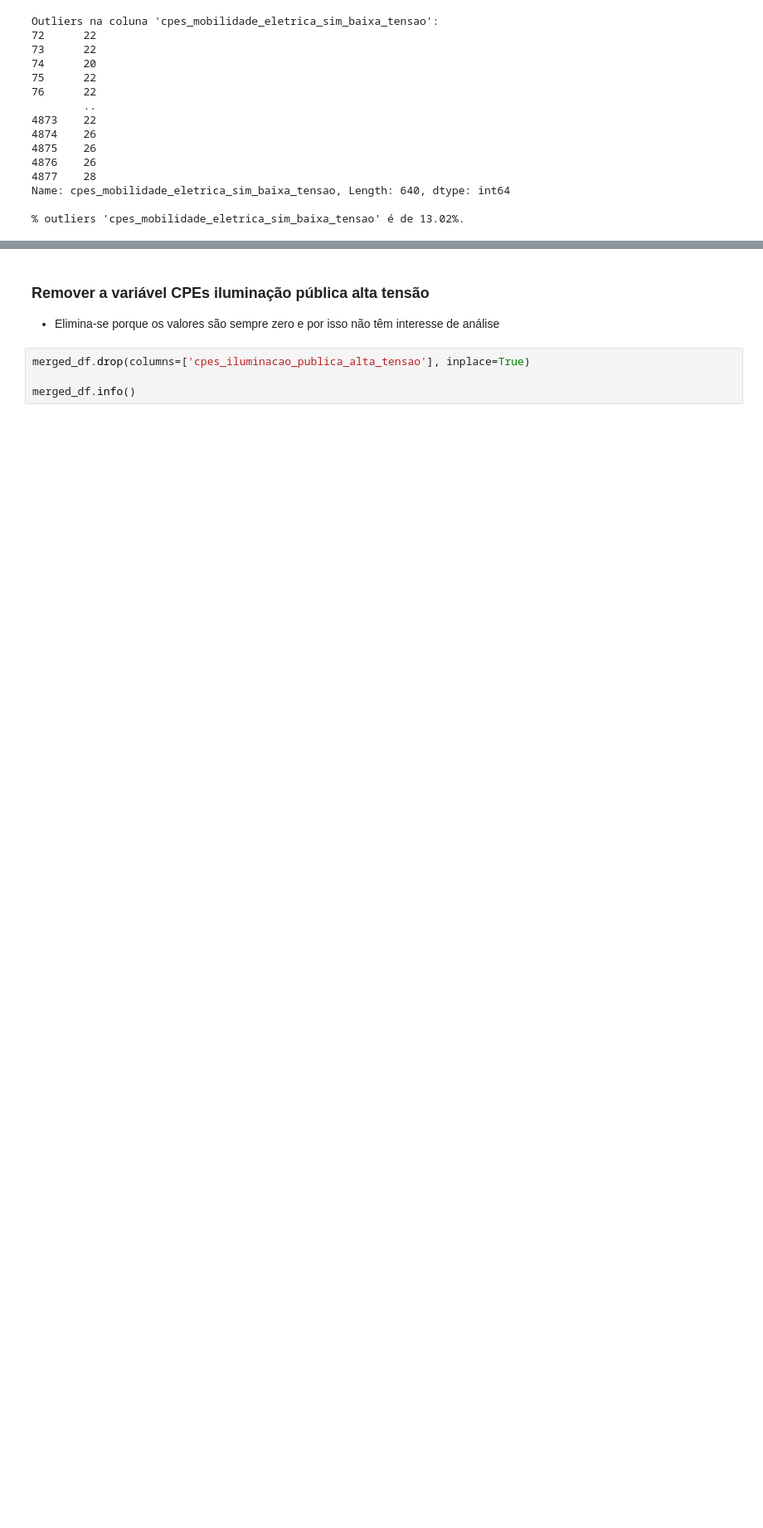
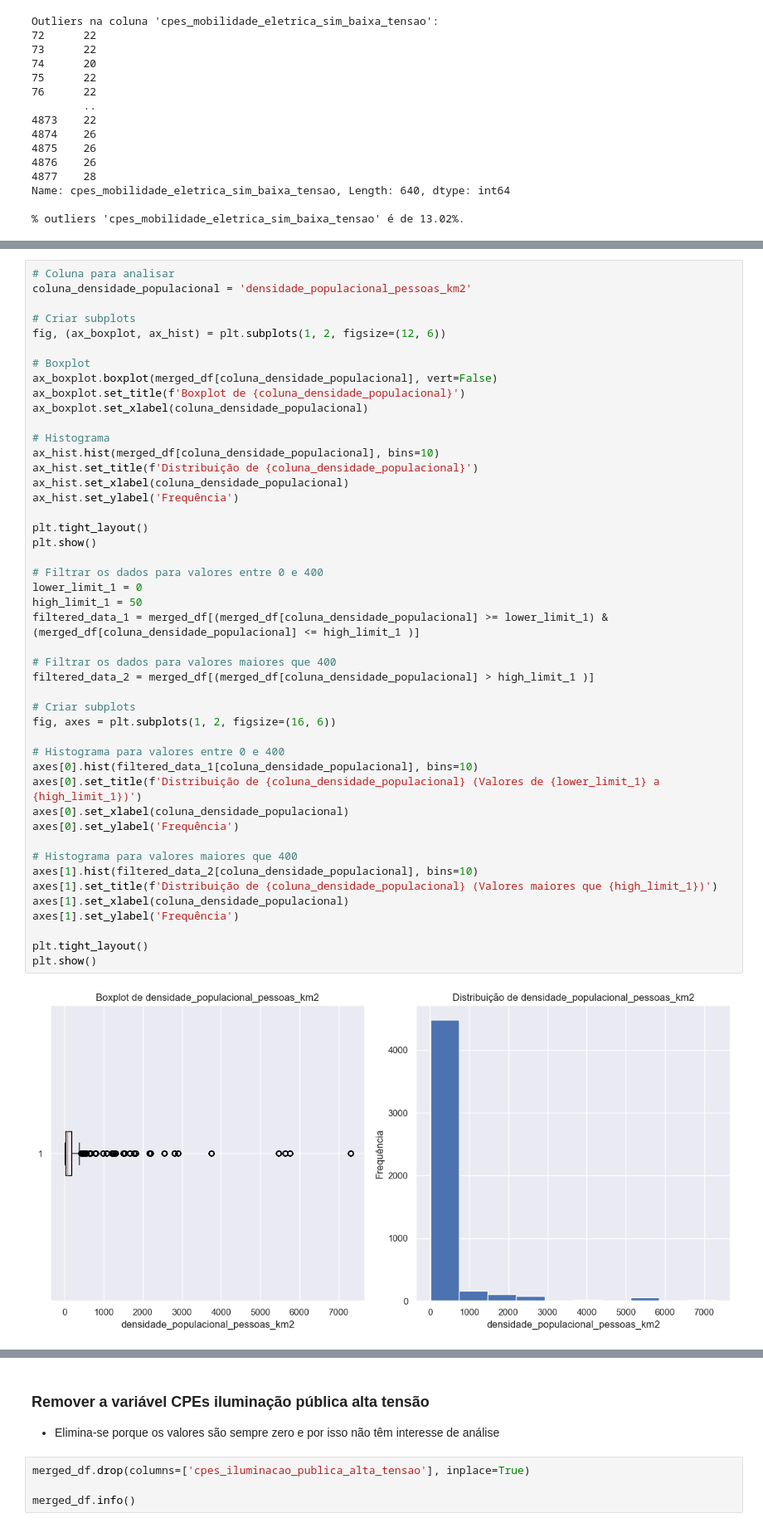
Before and after one commit to kreativermario/Projeto-DECD, a Jupyter notebook: notebooks/data_understanding.ipynb, the cells around one changed output, grey strips where cells are left out. Shown at 83% size. Cells and saved outputs as stored; diff of their text form; blank space fills up the shorter version.

```diff
--- a/notebooks/data_understanding.ipynb
+++ b/notebooks/data_understanding.ipynb
@@ -1134,0 +1138,48 @@ Name: cpes_mobilidade_eletrica_sim_baixa_tensao, Length: 640, dtype: int64
+# %%
+# Coluna para analisar
+coluna_densidade_populacional = 'densidade_populacional_pessoas_km2'
+
+# Criar subplots
+fig, (ax_boxplot, ax_hist) = plt.subplots(1, 2, figsize=(12, 6))
+
+# Boxplot
+ax_boxplot.boxplot(merged_df[coluna_densidade_populacional], vert=False)
+ax_boxplot.set_title(f'Boxplot de {coluna_densidade_populacional}')
+ax_boxplot.set_xlabel(coluna_densidade_populacional)
+
+# Histograma
+ax_hist.hist(merged_df[coluna_densidade_populacional], bins=10)
+ax_hist.set_title(f'Distribuição de {coluna_densidade_populacional}')
+ax_hist.set_xlabel(coluna_densidade_populacional)
+ax_hist.set_ylabel('Frequência')
+
+plt.tight_layout()
+plt.show()
+
+# Filtrar os dados para valores entre 0 e 400
+lower_limit_1 = 0
+high_limit_1 = 50
+filtered_data_1 = merged_df[(merged_df[coluna_densidade_populacional] >= lower_limit_1) & (merged_df[coluna_densidade_populacional] <= high_limit_1 )]
+
+# Filtrar os dados para valores maiores que 400
+filtered_data_2 = merged_df[(merged_df[coluna_densidade_populacional] > high_limit_1 )]
+
+# Criar subplots
+fig, axes = plt.subplots(1, 2, figsize=(16, 6))
+
+# Histograma para valores entre 0 e 400
+axes[0].hist(filtered_data_1[coluna_densidade_populacional], bins=10)
+axes[0].set_title(f'Distribuição de {coluna_densidade_populacional} (Valores de {lower_limit_1} a {high_limit_1})')
+axes[0].set_xlabel(coluna_densidade_populacional)
+axes[0].set_ylabel('Frequência')
+
+# Histograma para valores maiores que 400
+axes[1].hist(filtered_data_2[coluna_densidade_populacional], bins=10)
+axes[1].set_title(f'Distribuição de {coluna_densidade_populacional} (Valores maiores que {high_limit_1})')
+axes[1].set_xlabel(coluna_densidade_populacional)
+axes[1].set_ylabel('Frequência')
+
+plt.tight_layout()
+plt.show()
+# %% [output]
+[figure, added]
```
Also changed, not shown: parts of 9 cells of this notebook, 1 other file.
